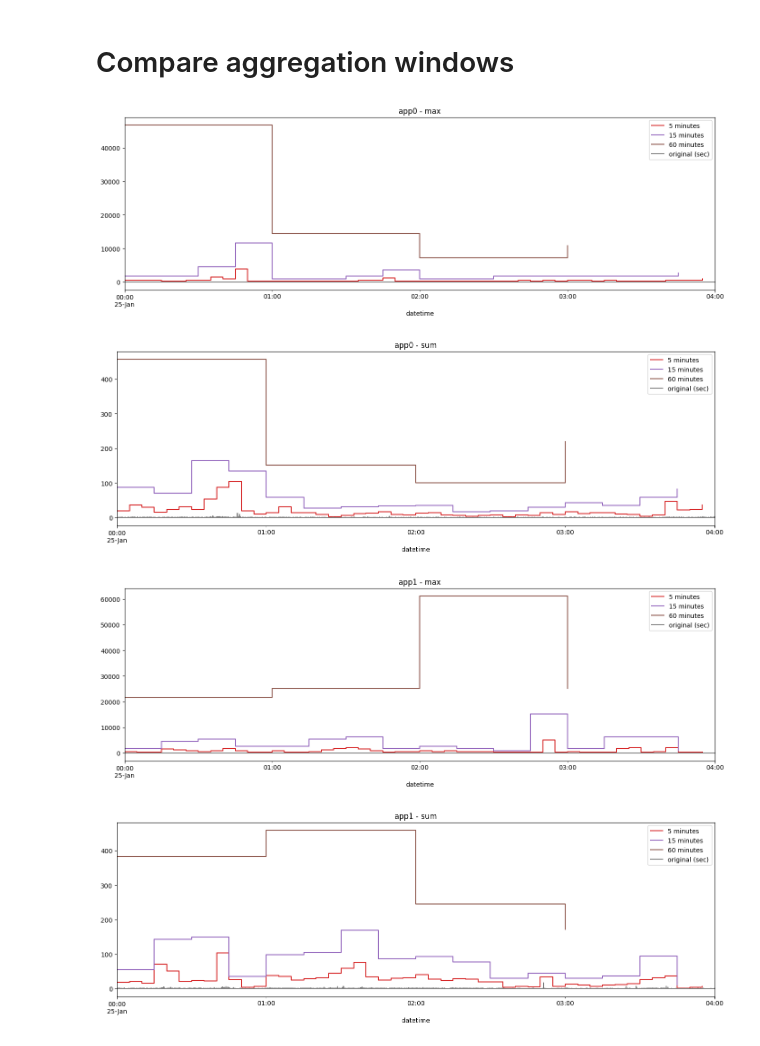
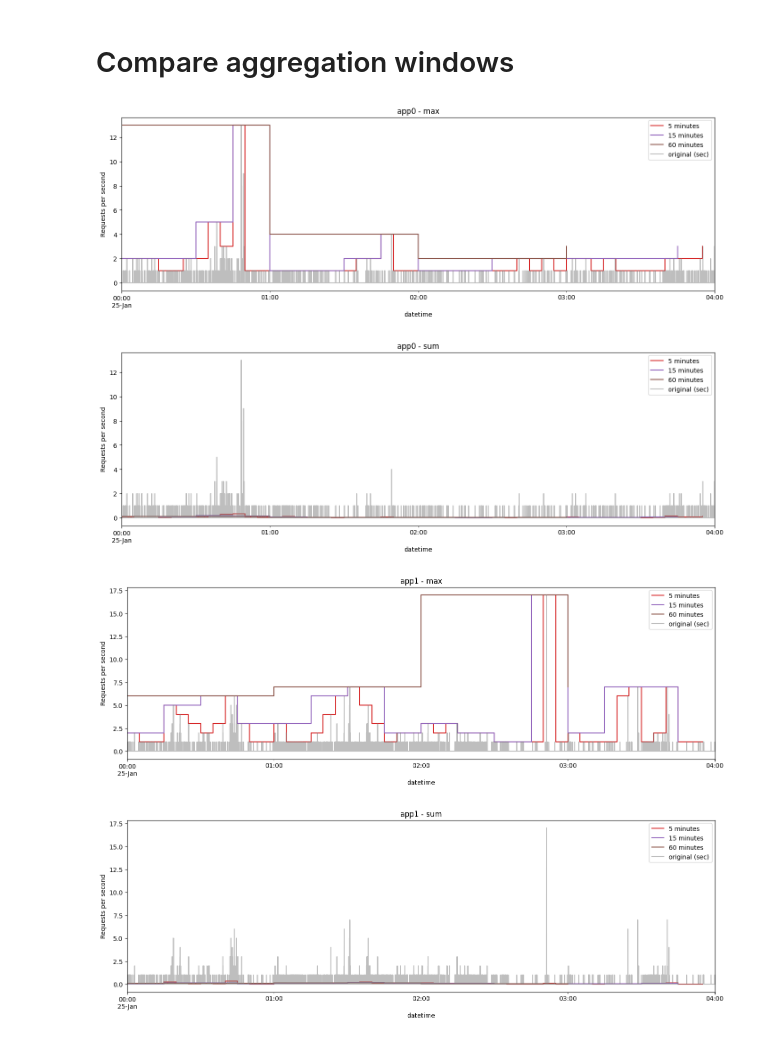
Before and after one commit to asi-uniovi/conlloovia_exp, a Jupyter notebook: traces/alibaba/alibaba_traces.ipynb, the cells around one changed output. Cells and saved outputs as stored; diff of their text form; code cells hidden in the pictures.

Commit message:
Update the figures to plot the rps

```diff
--- a/traces/alibaba/alibaba_traces.ipynb
+++ b/traces/alibaba/alibaba_traces.ipynb
@@ -52,7 +52,9 @@ for window_size in window_sizes_min:
     for app in ["app0", "app1"]:
         fig, ax = plt.subplots(figsize=(17, 5))
         for agg_func in ["max", "sum"]:
-            s_app = df_agg[(window_size, agg_func)].iloc[:zoom][app]
+            s_app = df_agg[(window_size, agg_func)].iloc[:zoom][app] / (
+                60 * window_size
+            )
             s_app.plot(
                 ax=ax,
                 label=f"{agg_func}",
@@ -61,6 +63,7 @@ for window_size in window_sizes_min:
                 drawstyle="steps-post",
             )
 
+        plt.ylabel("Requests per second")
         plt.title(f"{window_size} minutes - {app}")
         plt.legend()
 # %% [output]
@@ -78,35 +81,39 @@ color_w = {
     5: "tab:red",
     15: "tab:purple",
     60: "tab:brown",
 }
 hours_zoom = 4
 for app in ["app0", "app1"]:
     for agg_func in ["max", "sum"]:
         fig, ax = plt.subplots(figsize=(17, 5))
         for window_size in window_sizes_min:
             zoom = hours_zoom * 60 // window_size
-            s_app = df_agg[(window_size, agg_func)].iloc[:zoom][app]
+            s_app = df_agg[(window_size, agg_func)].iloc[:zoom][app] / (
+                60 * window_size
+            )
             s_app.plot(
                 ax=ax,
                 label=f"{window_size} minutes",
                 style=style[agg_func],
                 color=color_w[window_size],
                 drawstyle="steps-post",
             )
 
         half_day_sec = hours_zoom * 60 * 60
         df.iloc[:half_day_sec][app].plot(
             ax=ax,
             label="original (sec)",
             # style=".",
             color="tab:grey",
             # drawstyle="steps-post"
+            alpha=0.5,
         )
 
+        plt.ylabel("Requests per second")
         plt.title(f"{app} - {agg_func}")
         plt.legend()
 # %% [output]
-[figure, old version]
+[figure, new version]
-[figure, old version]
+[figure, new version]
-[figure, old version]
+[figure, new version]
-[figure, old version]
+[figure, new version]
```
Also changed, not shown: parts of 1 cell of this notebook, 1 other file.
